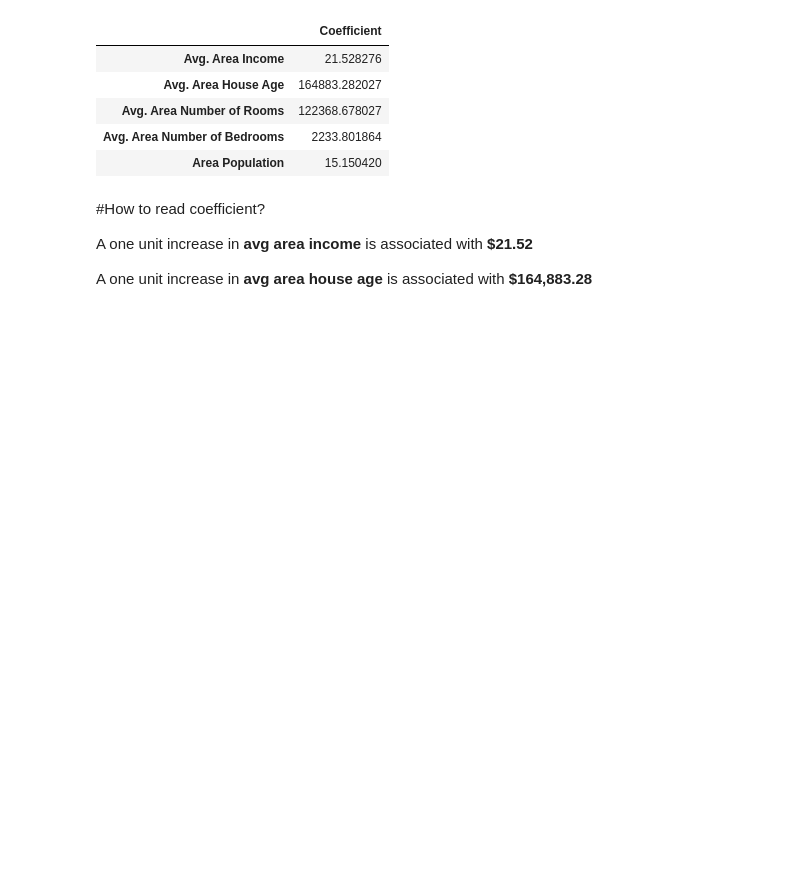
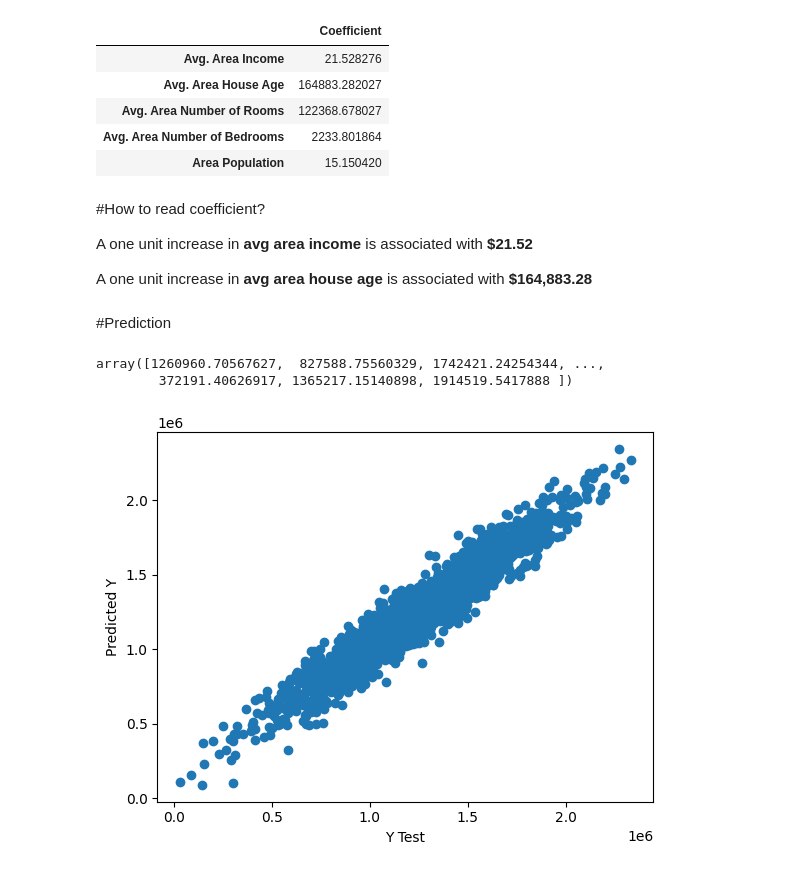
Before and after one commit to gussgary/Data-Science, a Jupyter notebook: USA Housing/LinearRegression.ipynb, the cells around one changed output. Drawn from its saved outputs; the diff is of its cells as text; code cells hidden in the pictures; blank space fills up the shorter version.

```diff
--- a/USA Housing/LinearRegression.ipynb
+++ b/USA Housing/LinearRegression.ipynb
@@ -115,3 +114,20 @@ coeff_df.head()
 A one unit increase in **avg area income** is associated with **$21.52**
 
 A one unit increase in **avg area house age** is associated with **$164,883.28**
+# %% [markdown]
+#Prediction
+# %%
+prediction = lm.predict(x_test)
+prediction
+# %% [output]
+array([1260960.70567627,  827588.75560329, 1742421.24254344, ...,
+        372191.40626917, 1365217.15140898, 1914519.5417888 ])
+# %%
+plt.scatter(y_test,
+            prediction)
+
+plt.xlabel('Y Test')
+plt.ylabel('Predicted Y')
+plt.show()
+# %% [output]
+[figure, added]
```
Also changed, not shown: parts of 5 cells of this notebook.
